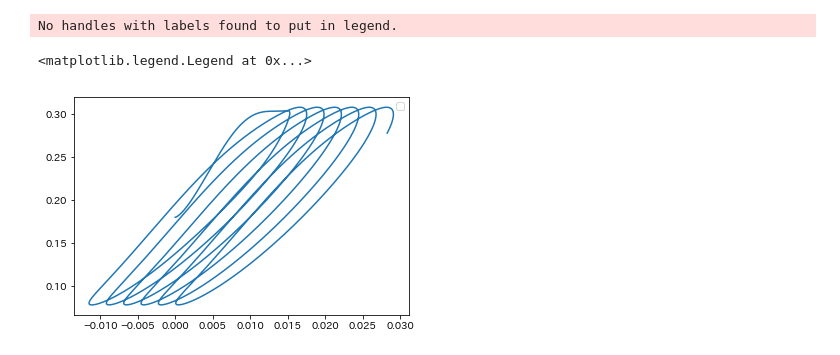
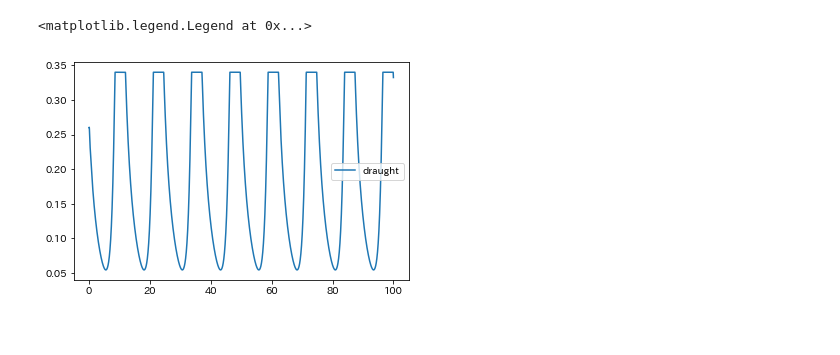
Before and after one commit to shiokoala/soturon, a Jupyter notebook: ship.ipynb, the cells around one changed output. Drawn from its saved outputs; the diff is of its cells as text; code cells hidden in the pictures.

```diff
--- a/ship.ipynb
+++ b/ship.ipynb
@@ -103,9 +103,13 @@ class Particle:
         tM=0
 
         tFz -= self.mass*gg #Gravity
-        cP = ww.get(self.posx,t)
+        average_waveheight = 0
+        res = 500
+        for i in range(res):
+          average_waveheight += ww.get(self.posx-self.pl/2+self.pl/res*i,t)
+        average_waveheight = average_waveheight/res
 
-        self.draught = min(max(cP-(self.posz-self.ph),0), self.ph)
+        self.draught = min(max(average_waveheight-(self.posz-self.ph),0), self.ph)
         # print("d=" + "{:.2f}".format(self.draught))
 
         nx = math.cos(self.angle - math.pi/2)
@@ -116,7 +120,7 @@ class Particle:
 
         if(self.draught>0):
           for w in ww.waves:
-            z_t = self.posz - 0.19
+            z_t = self.posz - 0.185
             # ax =  w.omega*w.omega*w.amp*math.exp(w.k*self.posz)*math.cos(w.omega*t + w.k*self.posx)
             # ay = -w.omega*w.omega*w.amp*math.exp(w.k*self.posz)*math.sin(w.omega*t + w.k*self.posx)
             # # ay = 0
@@ -150,7 +154,7 @@ class Particle:
             az_total += ay
             pd_total += pd
 
-            z_t = self.posz - 0.19
+            z_t = self.posz - 0.185
             heave = (tFz - self.B33*(self.velz + dt/2*self.accz) - self.C33*(z_t+dt*self.velz+(0.5-beta)*dt*dt*self.accz)) / ((self.mass+self.A33) + dt/2*self.B33 + beta*dt*dt*self.C33)
             surge = (tFx - self.B11*(self.velx + dt/2*self.accx)) / ((self.mass+self.A11) + dt/2*self.B11)
 
@@ -176,7 +180,7 @@ class Particle:
 # %%
 ww = Water(1,random_wave=False)
 pp = Particle(0,0.18)
-dt = 0.001
+dt = 0.01
 t=0
 dl = []
 xl = []
@@ -194,3 +198,20 @@ for i in range(10000):
     zal.append(pp.accz)
     eng.append(pp.mass*pp.velz**2)
     t+=dt
+
+fig, ax = plt.subplots()
+tdata = np.arange(0,10000*dt,dt)
+# ax.set_ylim(-0.5,0.5)
+# ax.plot(tdata,zl,label="pos")
+# ax.plot(tdata,xl,label="pos")
+# ax.plot(tdata,zvl,label="vel")
+# ax.plot(tdata,zal,label="acc")
+# ax.plot(tdata,dl,label="draught")
+
+# ax.plot(tdata,eng,label="energy")
+# ax.plot(tdata,pp.pdl,'--',lw=0.1,label="pressure")
+# ax.plot(tdata,pp.azl,label="az")
+
+ax.plot(xl,zl)
+
+ax.legend()
@@ -196,0 +222,4 @@ for i in range(10000):
+# %%
+t=0
+pp = Particle(0,0.18)
+dt = 0.01
@@ -197,21 +244,20 @@ for i in range(10000):
 # %%
 fig, ax = plt.subplots()
 tdata = np.arange(0,10000*dt,dt)
 # ax.set_ylim(-0.5,0.5)
 # ax.plot(tdata,zl,label="pos")
 # ax.plot(tdata,xl,label="pos")
 # ax.plot(tdata,zvl,label="vel")
 # ax.plot(tdata,zal,label="acc")
-# ax.plot(tdata,dl,label="draught")
+ax.plot(tdata,dl,label="draught")
 
 # ax.plot(tdata,eng,label="energy")
 # ax.plot(tdata,pp.pdl,'--',lw=0.1,label="pressure")
 # ax.plot(tdata,pp.azl,label="az")
 
-ax.plot(xl,zl)
+# ax.plot(xl,zl)
 
 ax.legend()
 # %% [output]
-No handles with labels found to put in legend.
+<matplotlib.legend.Legend at 0x...>
-<matplotlib.legend.Legend at 0x...>
-[figure, old version]
+[figure, new version]
```
Also changed, not shown: parts of 3 cells of this notebook, 7 other files.
